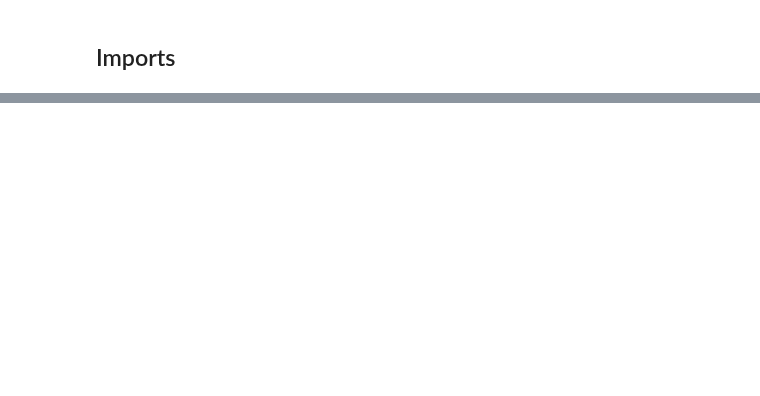
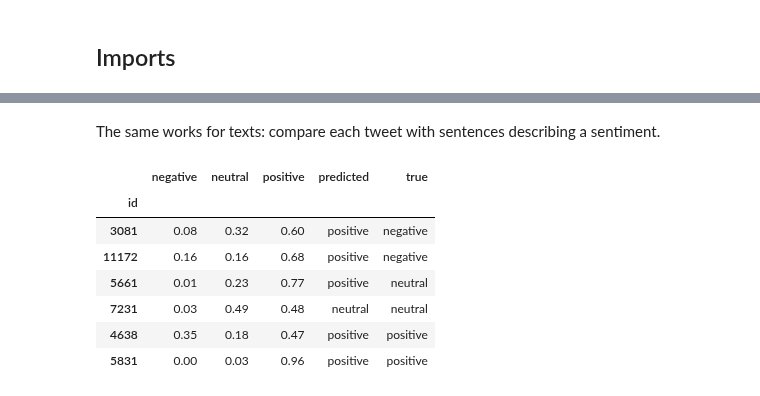
Before and after one commit to eunsoo-suk/gpsaggese.github.io, a Jupyter notebook: class_project/msml610/Fall2026/projects/UmdTask593_MSML610_Fall2026_CLIP_ViT_Large_Patch14/clip.API.ipynb, the cells around one changed output, grey strips where cells are left out. Cells and saved outputs as stored; diff of their text form; code cells hidden in the pictures; blank space fills up the shorter version.

```diff
--- a/class_project/msml610/Fall2026/projects/UmdTask593_MSML610_Fall2026_CLIP_ViT_Large_Patch14/clip.API.ipynb
+++ b/class_project/msml610/Fall2026/projects/UmdTask593_MSML610_Fall2026_CLIP_ViT_Large_Patch14/clip.API.ipynb
@@ -115,0 +207,20 @@ def template_function(arg1: int) -> None:
+# %% [markdown]
+The same works for texts: compare each tweet with sentences describing a
+sentiment.
+# %%
+text_prompts = [
+    "a negative message",
+    "a neutral message",
+    "a positive message",
+]
+probs = cliputil.zero_shot_probs(text_emb.numpy(), text_prompts, model, processor)
+cliputil.zero_shot_table(posts, probs)
+# %% [output]
+|  | negative | neutral | positive | predicted | true |
+| id |  |  |  |  |  |
+| 3081 | 0.08 | 0.32 | 0.60 | positive | negative |
+| 11172 | 0.16 | 0.16 | 0.68 | positive | negative |
+| 5661 | 0.01 | 0.23 | 0.77 | positive | neutral |
+| 7231 | 0.03 | 0.49 | 0.48 | neutral | neutral |
+| 4638 | 0.35 | 0.18 | 0.47 | positive | positive |
+| 5831 | 0.00 | 0.03 | 0.96 | positive | positive |
```
Also changed, not shown: parts of 31 cells of this notebook, 2 other files.
